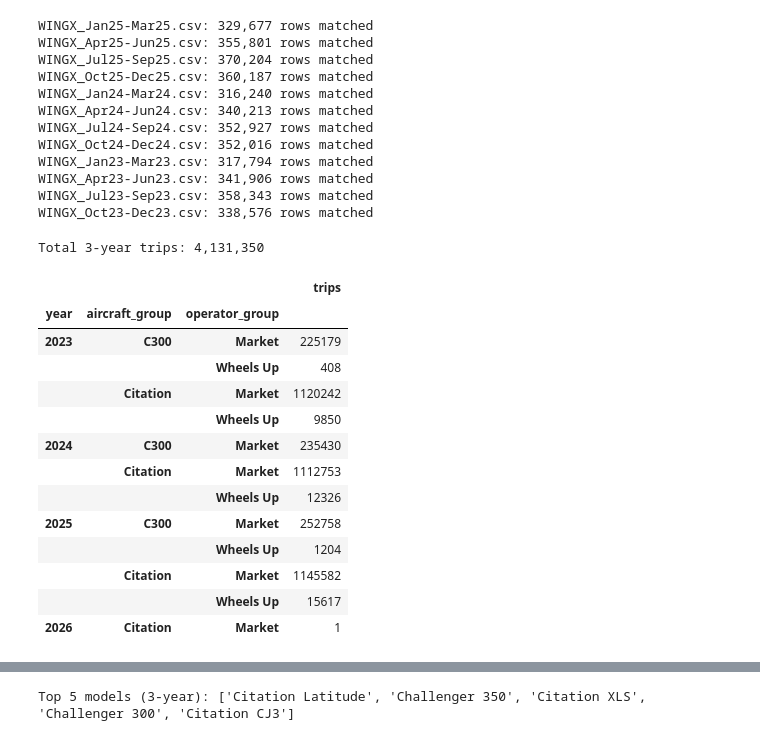
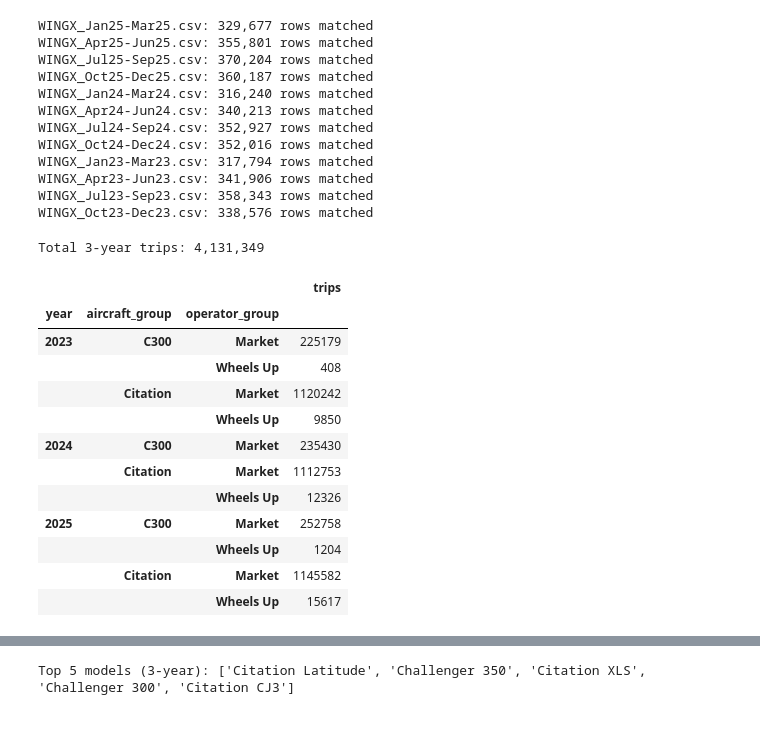
Before and after one commit to tausif-agntworksai/flight-pipeline, a Jupyter notebook: pricing/eda/vedant/WingXAnalysis_va_v3.ipynb, the cells around one changed output, grey strips where cells are left out. Cells and saved outputs as stored; diff of their text form; code cells hidden in the pictures.

```diff
--- a/pricing/eda/vedant/WingXAnalysis_va_v3.ipynb
+++ b/pricing/eda/vedant/WingXAnalysis_va_v3.ipynb
@@ -264,33 +253,34 @@ WINGX_Oct23-Dec23.csv: 338,576 rows matched
 # %%
 df_3yr = pd.concat(frames, ignore_index=True)
 
 # All Wheels Up entities
 df_3yr['operator_group'] = np.where(
     df_3yr['Operator'].str.contains('Wheels Up', na=False), 'Wheels Up', 'Market'
 )
-df_3yr['Hours']          = pd.to_numeric(df_3yr['Hours'], errors='coerce')
+df_3yr['Hours'] = pd.to_numeric(df_3yr['Hours'], errors='coerce')
 df_3yr['FlightDate_utc'] = pd.to_datetime(df_3yr['FlightDate_utc'], utc=True, errors='coerce')
-df_3yr['year']           = df_3yr['FlightDate_utc'].dt.year
+df_3yr['year'] = df_3yr['FlightDate_utc'].dt.year
+df_3yr = df_3yr[df_3yr['year'].isin([2023, 2024, 2025])]
+
 df_3yr = df_3yr[df_3yr['Hours'] > 0].dropna(subset=['Hours', 'year'])
 
 print(f'\nTotal 3-year trips: {len(df_3yr):,}')
 df_3yr.groupby(['year', 'aircraft_group', 'operator_group'])['Hours'].count().to_frame('trips')
 # %% [output]
-Total 3-year trips: 4,131,350
+Total 3-year trips: 4,131,349
 |  |  |  | trips |
 | year | aircraft_group | operator_group |  |
 | 2023 | C300 | Market | 225179 |
 |  |  | Wheels Up | 408 |
 |  | Citation | Market | 1120242 |
 |  |  | Wheels Up | 9850 |
 | 2024 | C300 | Market | 235430 |
 |  | Citation | Market | 1112753 |
 |  |  | Wheels Up | 12326 |
 | 2025 | C300 | Market | 252758 |
 |  |  | Wheels Up | 1204 |
 |  | Citation | Market | 1145582 |
 |  |  | Wheels Up | 15617 |
-| 2026 | Citation | Market | 1 |
 # %%
 # 3-Year Stats Table
 stats_3yr = (
```
Also changed, not shown: parts of 5 cells of this notebook, 1 other file.
